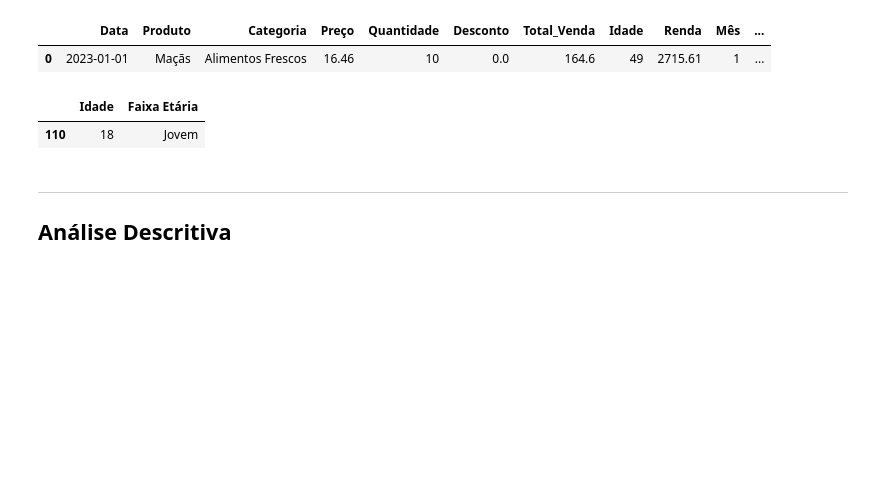
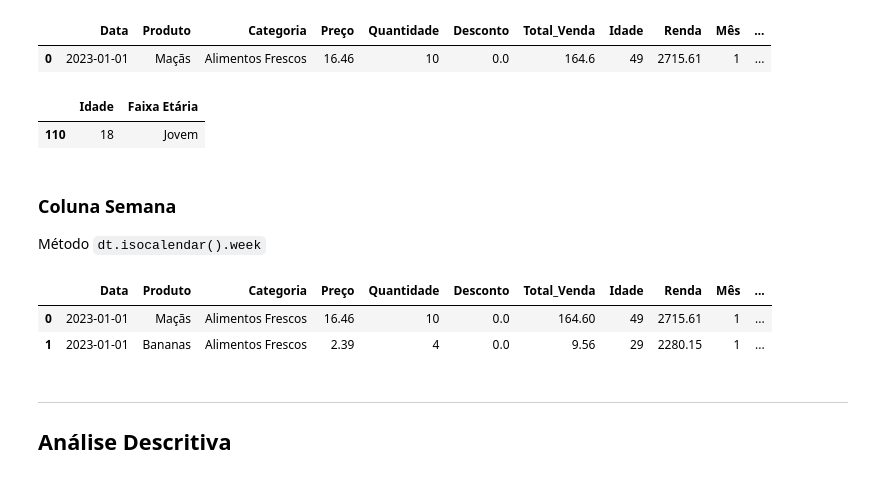
Before and after one commit to felipealbanez/Estudos, a Jupyter notebook: CAIXA_Verso/Módulo 02 - Análise Exploratória de Dados/Projeto_Final_AED.ipynb, the cells around one changed output. Drawn from its saved outputs; the diff is of its cells as text; code cells hidden in the pictures; blank space fills up the shorter version.

Commit message:
feat: inclusão da coluna Semana

```diff
--- a/CAIXA_Verso/Módulo 02 - Análise Exploratória de Dados/Projeto_Final_AED.ipynb
+++ b/CAIXA_Verso/Módulo 02 - Análise Exploratória de Dados/Projeto_Final_AED.ipynb
@@ -308,6 +308,16 @@ display(df_vendas.loc[(df_vendas['Idade'] == 18), ['Idade', 'Faixa Etária']].he
 # %% [output]
 |  | Idade | Faixa Etária |
 | 110 | 18 | Jovem |
+# %% [markdown]
+### Coluna Semana
+Método `dt.isocalendar().week`
+# %%
+df_vendas['Semana'] = df_vendas['Data'].dt.isocalendar().week
+display(df_vendas.head(2))
+# %% [output]
+|  | Data | Produto | Categoria | Preço | Quantidade | Desconto | Total_Venda | Idade | Renda | Mês | ... |
+| 0 | 2023-01-01 | Maçãs | Alimentos Frescos | 16.46 | 10 | 0.0 | 164.60 | 49 | 2715.61 | 1 | ... |
+| 1 | 2023-01-01 | Bananas | Alimentos Frescos | 2.39 | 4 | 0.0 | 9.56 | 29 | 2280.15 | 1 | ... |
 # %% [markdown]
 ---
 ## **Análise Descritiva**
```
Also changed, not shown: parts of 5 cells of this notebook.
